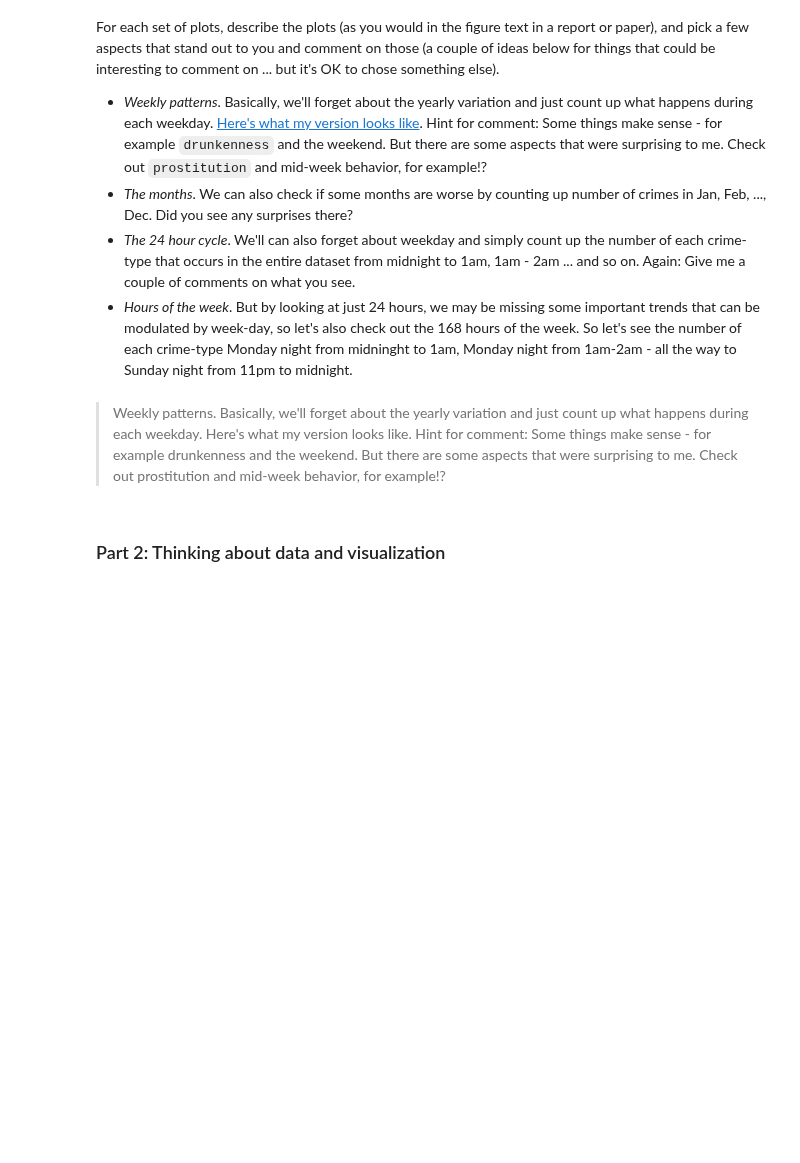
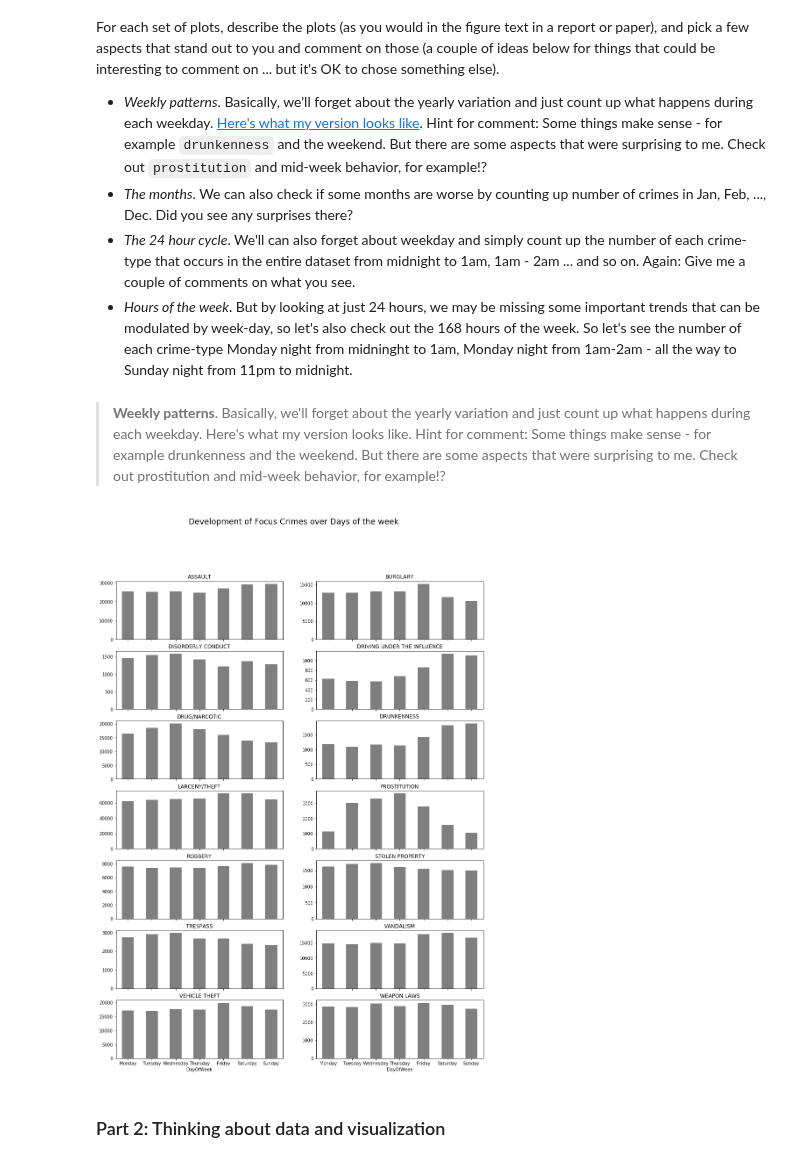
Before and after one commit to AbdulstarKousa/social-data-analysis, a Jupyter notebook: Assignment/Assignment 1.ipynb, the cells around one changed output. Drawn from its saved outputs; the diff is of its cells as text; code cells hidden in the pictures; blank space fills up the shorter version.

```diff
--- a/Assignment/Assignment 1.ipynb
+++ b/Assignment/Assignment 1.ipynb
@@ -44,5 +48,29 @@ focuscrimes = set(['WEAPON LAWS', 'PROSTITUTION', 'DRIVING UNDER THE INFLUENCE',
 # %% [markdown]
-> Weekly patterns. Basically, we'll forget about the yearly variation and just count up what happens during each weekday. Here's what my version looks like. Hint for comment: Some things make sense - for example drunkenness and the weekend. But there are some aspects that were surprising to me. Check out prostitution and mid-week behavior, for example!?
+> **Weekly patterns**. Basically, we'll forget about the yearly variation and just count up what happens during each weekday. Here's what my version looks like. Hint for comment: Some things make sense - for example drunkenness and the weekend. But there are some aspects that were surprising to me. Check out prostitution and mid-week behavior, for example!?
+# %%
+# Order the Day-of-Week column
+df2['DayOfWeek'] = pd.Categorical(df2['DayOfWeek'],categories=[
+                    'Monday','Tuesday','Wednesday','Thursday',
+                    'Friday','Saturday','Sunday'],ordered=True)
+
+focuscrimes_lst = [ 'WEAPON LAWS', 'DRUNKENNESS',
+                    'TRESPASS','PROSTITUTION',
+                    'DRIVING UNDER THE INFLUENCE','BURGLARY',
+                    'ROBBERY','DRUG/NARCOTIC',
+                    'LARCENY/THEFT','DISORDERLY CONDUCT',
+                    'VANDALISM', 'VEHICLE THEFT',
+                    'ASSAULT', 'STOLEN PROPERTY']
+
+focuscrimes_lst.sort()
+# %%
+fig, axs = plt.subplots(7, 2,figsize=(15, 20), sharex=True)
+fig.suptitle('Development of Focus Crimes over Days of the week', fontsize=18)
+group_count = df2.groupby(['Category','DayOfWeek'])['PdId'].count()
+for i,ax in enumerate(axs.flat):
+    ax.set(title=focuscrimes_lst[i])
+    group_count[focuscrimes_lst[i]].plot(kind='bar',ax=ax, rot=0, color= 'tab:gray')
+# %% [output]
+[figure, added]
 # %% [markdown]
 ### Part 2: Thinking about data and visualization
 # %% [markdown]
```
Also changed, not shown: parts of 3 cells of this notebook.
